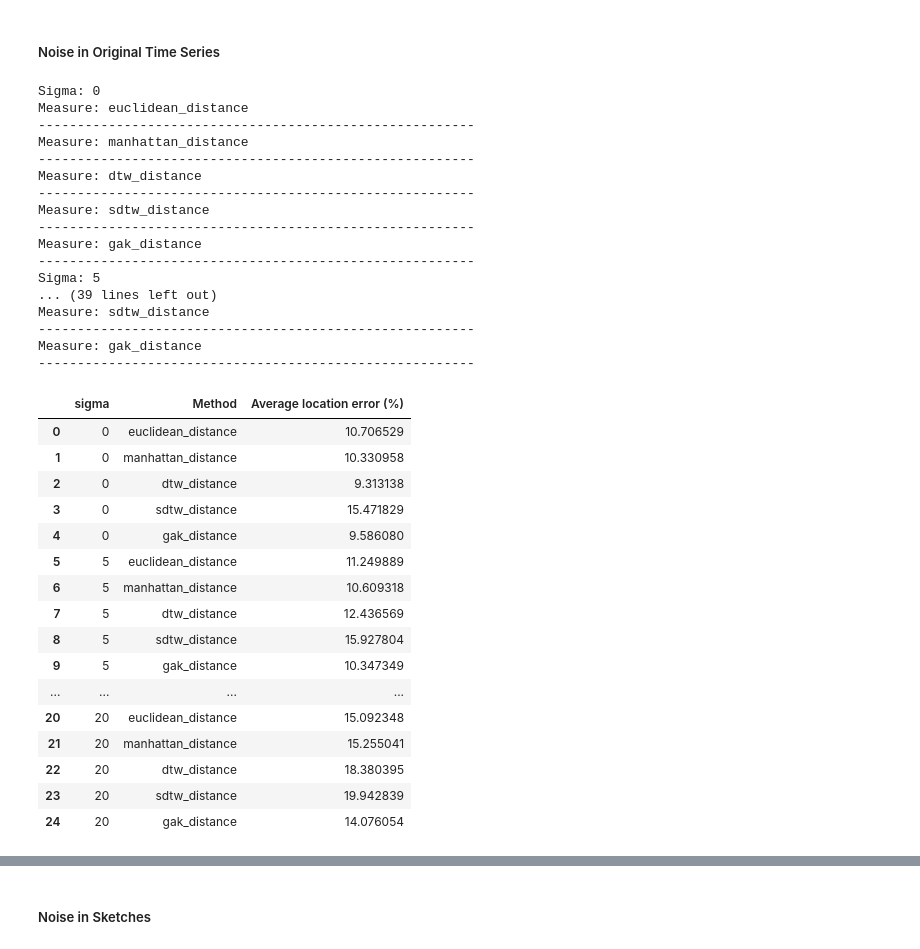
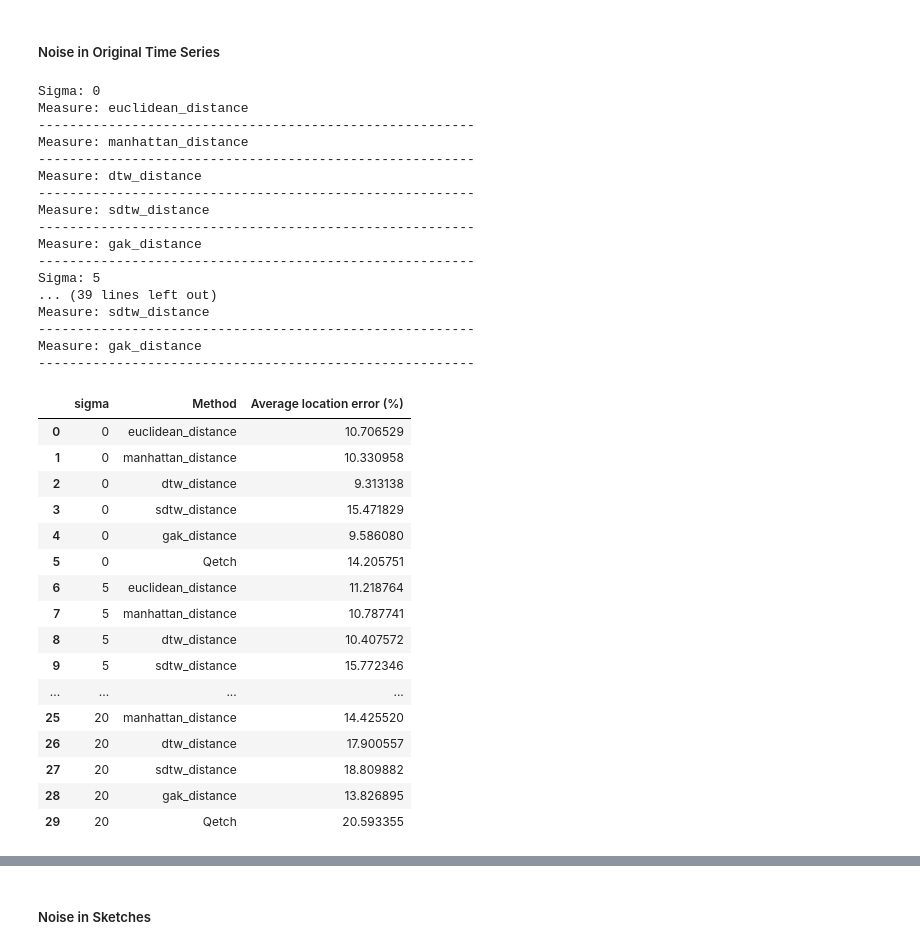
Before and after one commit to SunHaotian14/Qetch_Plus, a Jupyter notebook: Crowd-Study Data/Experiment.ipynb, the cells around one changed output, grey strips where cells are left out. Saved outputs shown, nothing was run; the diff lists cells and outputs as text; code cells hidden in the pictures.

```diff
--- a/Crowd-Study Data/Experiment.ipynb
+++ b/Crowd-Study Data/Experiment.ipynb
@@ -358,7 +530,7 @@ Time elasped: 134.85559391975403 seconds
 #### Frequency Analysis
 # %%
 measures = [euclidean_distance, manhattan_distance, dtw_distance, sdtw_distance, gak_distance]
-# measures = [euclidean_distance, manhattan_distance]
+# measures = []
 average_power_spectrums = [np.mean(np.abs(np.fft.fft(x)) ** 2) for x in ori_data_X]
 df0 = pd.DataFrame({'Average power spectrum':average_power_spectrums, 'Dataset':datasets})
 df0 = df0.sort_values(by=['Average power spectrum'])
@@ -373,6 +545,14 @@ for measure in measures:
         d['Spectrum'].append(average_power_spectrums[i])
         d['Average location error (%)'].append(np.mean([np.abs(x[1][0] - ori_data_y[i][0])/ ori_data_X[i].shape[0]*100 for x in results[i]]))
     print('--------------------------------------------------------')
+error = []
+smooth_val_stepsize = 0.05
+for i in range(8):
+    error.append(qetch_plus_accuracy(ori_data_X, ori_data_y, sketch_X, smooth_val_stepsize, i))
+for i in range(len(error)):
+        d['Method'].append("Qetch")
+        d['Spectrum'].append(average_power_spectrums[i])
+        d['Average location error (%)'].append(error[i])
 df = pd.DataFrame(d)
 df.sort_values(by=['Spectrum', 'Method'], inplace=True)
 display(df)
@@ -414,9 +594,9 @@ Measure: gak_distance
 | 11 | 224.846624 | manhattan_distance | 1.734300 |
 | 27 | 224.846624 | sdtw_distance | 1.840580 |
 # %%
-measures_names = [m.__name__ for m in measures]
+measures_names = [m.__name__ for m in measures] + ['Qetch']
 plt.figure()
-for method in measures_names:
+for i, method in enumerate(measures_names):
     plt.plot(df[df['Method'] == method]['Spectrum'], df[df['Method'] == method]['Average location error (%)'], label=method, marker='o')
 plt.grid(color='0.95', linestyle='--')
 plt.xlabel('Average power spectrum')
@@ -447,7 +627,7 @@ def precision_results(results, show_table = True, ori_data_X=ori_data_X, ori_dat
     return df
 # %%
 measures = [euclidean_distance, manhattan_distance, dtw_distance, sdtw_distance, gak_distance]
-# measures = [euclidean_distance]
+measures = []
 d = {'Method':[], 'Precision@1':[],  'Precision@3':[], 'Precision@5':[]}
 d1 = {'Method':[], 'has':[], 'sp':[], 'fp':[], 'rb':[], 'sd':[], 'sr':[], 'hasb':[], 'ihas':[]}
 for measure in measures:
@@ -540,11 +655,11 @@ Measure: gak_distance
 #### Plot Precision Distrubution
 # %%
 plt.figure()
-measures_names = [m.__name__ for m in measures]
+measures_names = [m.__name__ for m in measures] + ['Qetch']
 x = np.arange(len(datasets))
-width = 0.1
+w = 0.1
 for i, plot_data in enumerate(df1.to_numpy()):
-    plt.bar(x + 0.1 * i, plot_data[1:], width, label = plot_data[0])
+    plt.bar(x + 0.1 * i, plot_data[1:], w, label = plot_data[0])
 plt.xticks(x, datasets)
 plt.legend(bbox_to_anchor=(1,0), loc='lower right')
 plt.xlabel('Dataset')
@@ -560,11 +676,9 @@ plt.show()
 measures = [euclidean_distance, manhattan_distance, dtw_distance, sdtw_distance, gak_distance]
 # measures = []
 d = {'sigma':[], 'Method':[], 'Average location error (%)':[]}
-sigmas = [0, 0.1, 0.2, 0.3, 1]
 sigmas = [0,  5, 10, 15, 20]
 for sigma in sigmas:
     print(f"Sigma: {sigma}")
-    # ori_data_X = [x + np.random.normal(0, sigma, x.shape) for x in ori_data_X]
     ori_data_X0 = [x + np.random.randn(*x.shape) * sigma / 100 * np.std(x) for x in ori_data_X]
     for measure in measures:
         print(f"Measure: {measure.__name__}")
@@ -574,43 +688,50 @@ for sigma in sigmas:
         df = accuracy_results(results, plot = False, show_table = False)
         d['Average location error (%)'].append(df.iloc[:,3].mean())
         print('--------------------------------------------------------')
+    error = []
+    smooth_val_stepsize = 0.05
+    for i in range(8):
+        error.append(qetch_plus_accuracy(ori_data_X0, ori_data_y, sketch_X, smooth_val_stepsize, i))
+    d['Method'].append("Qetch")
+    d['sigma'].append(sigma)
+    d['Average location error (%)'].append(np.mean(error))
 experiment_name = 'exp3'
 np.save('./experiment_results/' + experiment_name + '.npy', results)
 df = pd.DataFrame(d)
 display(df)
 # %% [output]
 Sigma: 0
 Measure: euclidean_distance
 --------------------------------------------------------
 Measure: manhattan_distance
 --------------------------------------------------------
 Measure: dtw_distance
 --------------------------------------------------------
 Measure: sdtw_distance
 --------------------------------------------------------
 Measure: gak_distance
 --------------------------------------------------------
 Sigma: 5
 ... (39 lines left out)
 Measure: sdtw_distance
 --------------------------------------------------------
 Measure: gak_distance
 --------------------------------------------------------
 |  | sigma | Method | Average location error (%) |
 | 0 | 0 | euclidean_distance | 10.706529 |
 | 1 | 0 | manhattan_distance | 10.330958 |
 | 2 | 0 | dtw_distance | 9.313138 |
 | 3 | 0 | sdtw_distance | 15.471829 |
 | 4 | 0 | gak_distance | 9.586080 |
-| 5 | 5 | euclidean_distance | 11.249889 |
-| 6 | 5 | manhattan_distance | 10.609318 |
-| 7 | 5 | dtw_distance | 12.436569 |
-| 8 | 5 | sdtw_distance | 15.927804 |
-| 9 | 5 | gak_distance | 10.347349 |
+| 5 | 0 | Qetch | 14.205751 |
+| 6 | 5 | euclidean_distance | 11.218764 |
+| 7 | 5 | manhattan_distance | 10.787741 |
+| 8 | 5 | dtw_distance | 10.407572 |
+| 9 | 5 | sdtw_distance | 15.772346 |
 | ... | ... | ... | ... |
-| 20 | 20 | euclidean_distance | 15.092348 |
-| 21 | 20 | manhattan_distance | 15.255041 |
-| 22 | 20 | dtw_distance | 18.380395 |
-| 23 | 20 | sdtw_distance | 19.942839 |
-| 24 | 20 | gak_distance | 14.076054 |
+| 25 | 20 | manhattan_distance | 14.425520 |
+| 26 | 20 | dtw_distance | 17.900557 |
+| 27 | 20 | sdtw_distance | 18.809882 |
+| 28 | 20 | gak_distance | 13.826895 |
+| 29 | 20 | Qetch | 20.593355 |
 # %%
```
Also changed, not shown: parts of 27 cells of this notebook, 3 other files.
